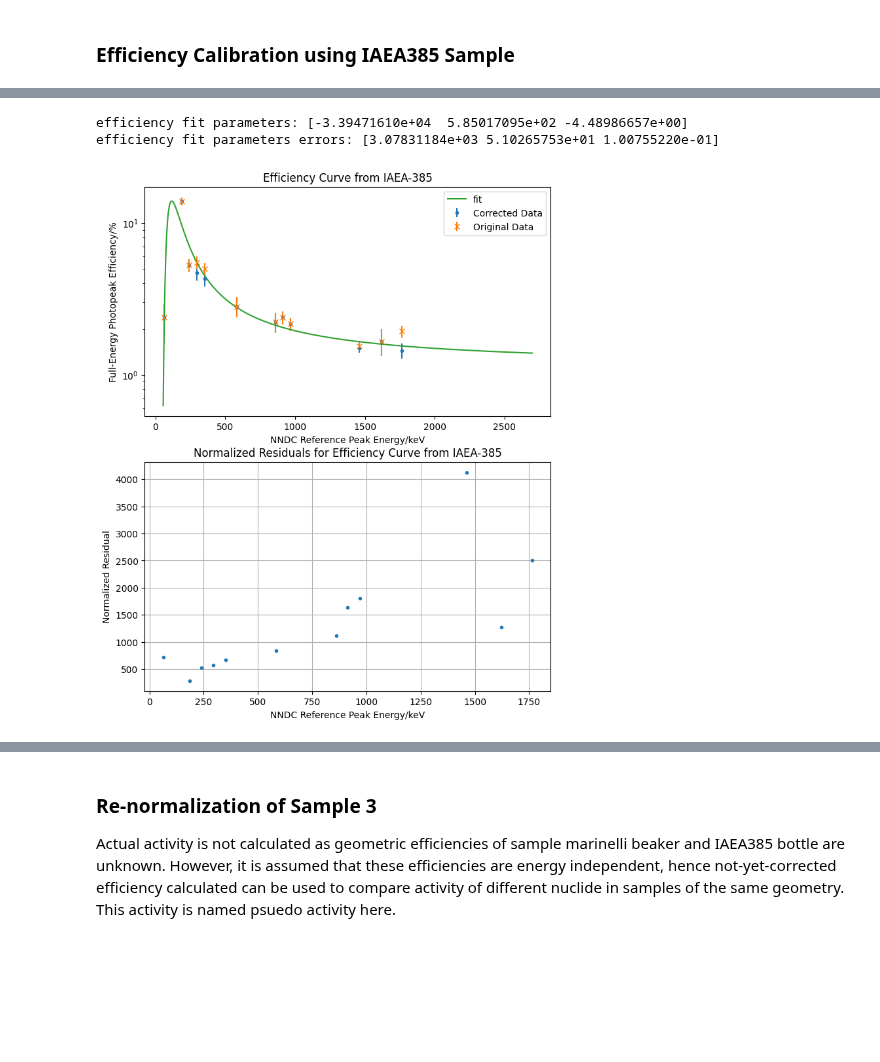
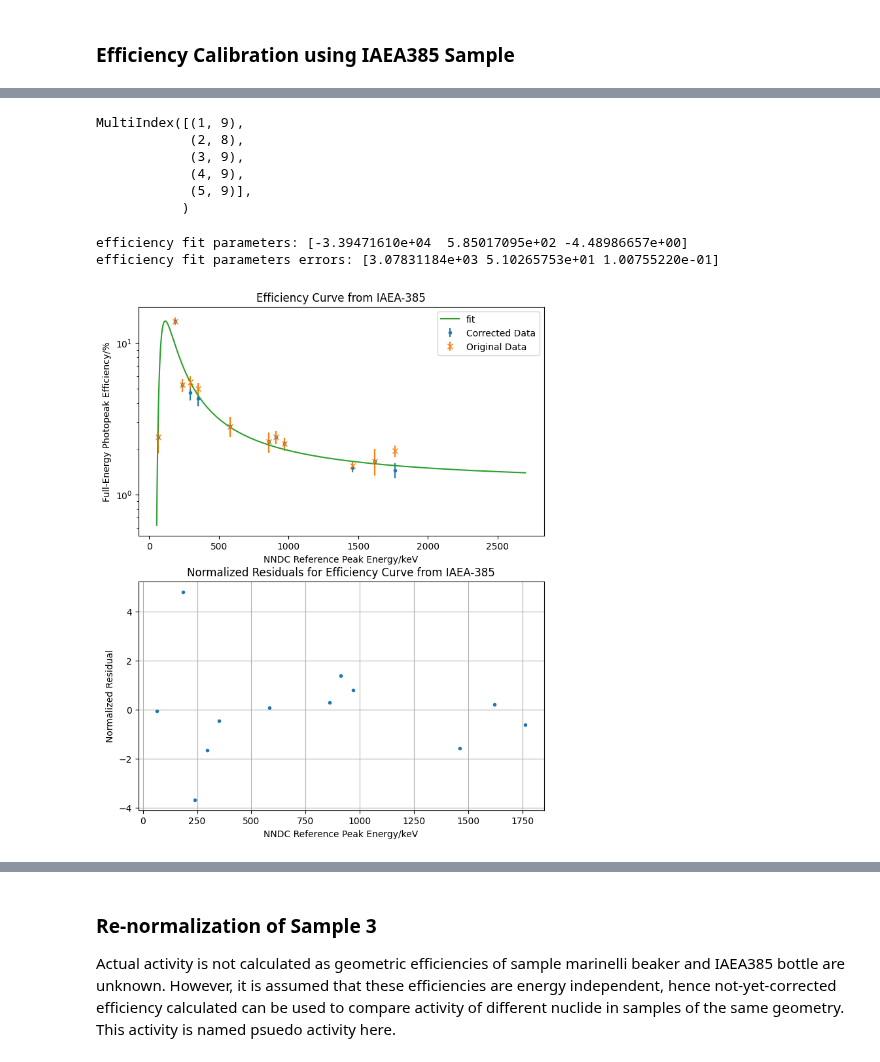
Before and after one commit to ngcnpeter/HPGe_lab_y3, a Jupyter notebook: formal_report.ipynb, the cells around one changed output, grey strips where cells are left out. Saved outputs shown, nothing was run; the diff lists cells and outputs as text; code cells hidden in the pictures; blank space fills up the shorter version.

```diff
--- a/formal_report.ipynb
+++ b/formal_report.ipynb
@@ -51,6 +51,9 @@ df = pd.concat([peak_df_new(peak_df('Data/Peaks_final/'+path)) for path in pk_pa
 #rescale sample 3
 df.loc[3,['Net_Area_Count','Peak_CPS','Peak_CPS_BR']] = df.loc[3,['Net_Area_Count','Peak_CPS','Peak_CPS_BR']].values * Spec(3).S
 df.loc[3,'Net_Area_err'] = err_prop(df.loc[3,'Net_Area_Count'].values,df.loc[3,'Net_Area_err'].values)
+#correct Ra226 186.211keV line count rate
+df.loc[df[df['nndc_peak_energy']==186.211].index,'Peak_CPS'] *= 0.571
+df['rel_err'] = df['Net_Area_err']/df['Net_Area_Count'] #relative error in area
 # %%
 iaea_df = df.loc[5]
 bg_df = df.loc[0]
@@ -64,15 +67,18 @@ iaea_mass = 0.05 #kg
 iaea_df = df.loc[5].merge(iaea_385,on='Nuclide')
 #peak background correction
 #merge peak background dataframe with iaea peak dataframe
-iaea_df = iaea_df.merge(df.loc[0][['nndc_peak_energy','Peak_CPS_BR']], on = 'nndc_peak_energy',
+iaea_df = iaea_df.merge(df.loc[0][['nndc_peak_energy','Peak_CPS_BR','rel_err']], on = 'nndc_peak_energy',
 how = 'left', suffixes = ['','_bg']) #df.loc[0] contains background peaks
-iaea_df['Peak_CPS_BR_bg'].fillna(0,inplace = True)
+iaea_df.loc[:,'Peak_CPS_BR_bg'].fillna(0,inplace = True)
 #corrected count per sec/BR
 iaea_df['Peak_CPS_BR_corr'] = iaea_df['Peak_CPS_BR']-iaea_df['Peak_CPS_BR_bg']
+iaea_df['Peak_CPS_BR_corr_err'] = np.sqrt((iaea_df['Peak_CPS_BR']*iaea_df['rel_err'])**2
+                                    +(iaea_df['Peak_CPS_BR_bg']*iaea_df['rel_err_bg'])**2)
 iaea_df['eff'] = iaea_df['Peak_CPS_BR_corr']/(iaea_df['Abs_Activity']*iaea_mass) #efficiency
 #error propagation (assume poisson noise for peak cps error)
 iaea_df['eff_err']=iaea_df['eff']* np.sqrt((iaea_df['Net_Area_err']/iaea_df['Net_Area_Count'])**2+
 (iaea_df['Abs_Activity_Unc']/iaea_df['Abs_Activity'])**2 + 0.05**2) #0.05**2 from percentage error of mass
 
-df = pd.concat([df.loc[i].merge(iaea_df[['nndc_peak_energy','Peak_CPS_BR_bg','eff','eff_err']],on = 'nndc_peak_energy',how = 'left')
-     for i in range(len(pk_path_ls))],keys = range(len(pk_path_ls)))
+df = pd.concat([df.loc[i].merge(iaea_df[['nndc_peak_energy','Peak_CPS_BR_bg','rel_err_bg']],on = 'nndc_peak_energy',how = 'left')
+      for i in range(len(pk_path_ls))],keys = range(len(pk_path_ls)))
+df.fillna(0,inplace = True)
@@ -79,37 +101,46 @@ df = pd.concat([df.loc[i].merge(iaea_df[['nndc_peak_energy','Peak_CPS_BR_bg','ef
+# %%
+df[df['nndc_peak_energy']==186.211].index
+# %% [output]
+MultiIndex([(1, 9),
+            (2, 8),
+            (3, 9),
+            (4, 9),
+            (5, 9)],
+           )
 # %%
 def eff_fit(x,a,b,c):
     '''Efficiency fit function
        x: energy (independent variable)
        p: parameter array
        this form of equation is suggested in Gilmore p.193'''
     return np.poly1d([a,b,c])(1/x)
 U238_E = [63.29, 1001.030, 186.211,351.932 ,295.224, 1764.491 ]
-Th2332_E = [ 911.204 ,  968.971 , 238.632, 1620.5,583.187,860.557]
-eff_df = iaea_df[iaea_df['nndc_peak_energy'].isin(U238_E+Th2332_E+[1460.82])]
+Th232_E = [ 911.204 ,  968.971 , 238.632, 1620.5,583.187,860.557]
+eff_df = iaea_df[iaea_df['nndc_peak_energy'].isin(U238_E+Th232_E+[1460.82])]
 x_eff = eff_df['nndc_peak_energy']
 eff_par, eff_cov = curve_fit(eff_fit,x_eff,np.log(eff_df['eff']),p0 = [0.001,0.01,0.1])
 eff_par_err = np.sqrt(np.diag(eff_cov))
 print('efficiency fit parameters:', eff_par)
 print('efficiency fit parameters errors:',eff_par_err)
 
 fig, ax = plt.subplots(nrows =2, ncols =1,figsize = (8,10))
 
 ax[0].set_title('Efficiency Curve from IAEA-385')
 ax[0].errorbar(x_eff,100*eff_df['eff'],yerr =100*eff_df['eff_err'], fmt = '.',label = 'Corrected Data')
 ax[0].errorbar(x_eff,100*eff_df['Peak_CPS_BR']/(eff_df['Abs_Activity']*iaea_mass),yerr =100*eff_df['eff_err'], fmt = 'x',label = 'Original Data')
 ax[0].plot(np.linspace(55,2700,10000),100*np.exp(eff_fit(np.linspace(55,2700,10000),*eff_par)),label = 'fit')
 ax[0].set_xlabel('NNDC Reference Peak Energy/keV')
 ax[0].set_ylabel('Full-Energy Photopeak Efficiency/%')
 #plt.xscale('log')
 ax[0].set_yscale('log')
 ax[0].legend()
 
 ax[1].set_title('Normalized Residuals for Efficiency Curve from IAEA-385')
-ax[1].plot(x_eff,(eff_df['eff']-eff_fit(x_eff,*eff_par))/eff_df['eff_err'],'.')
+ax[1].plot(x_eff,(eff_df['eff']-np.exp(eff_fit(x_eff,*eff_par)))/eff_df['eff_err'],'.')
 ax[1].set_xlabel('NNDC Reference Peak Energy/keV')
 ax[1].set_ylabel('Normalized Residual')
 ax[1].grid()
 # %% [output]
 efficiency fit parameters: [-3.39471610e+04  5.85017095e+02 -4.48986657e+00]
 efficiency fit parameters errors: [3.07831184e+03 5.10265753e+01 1.00755220e-01]
-[figure, old version]
+[figure, new version]
```
Also changed, not shown: parts of 18 cells of this notebook.
